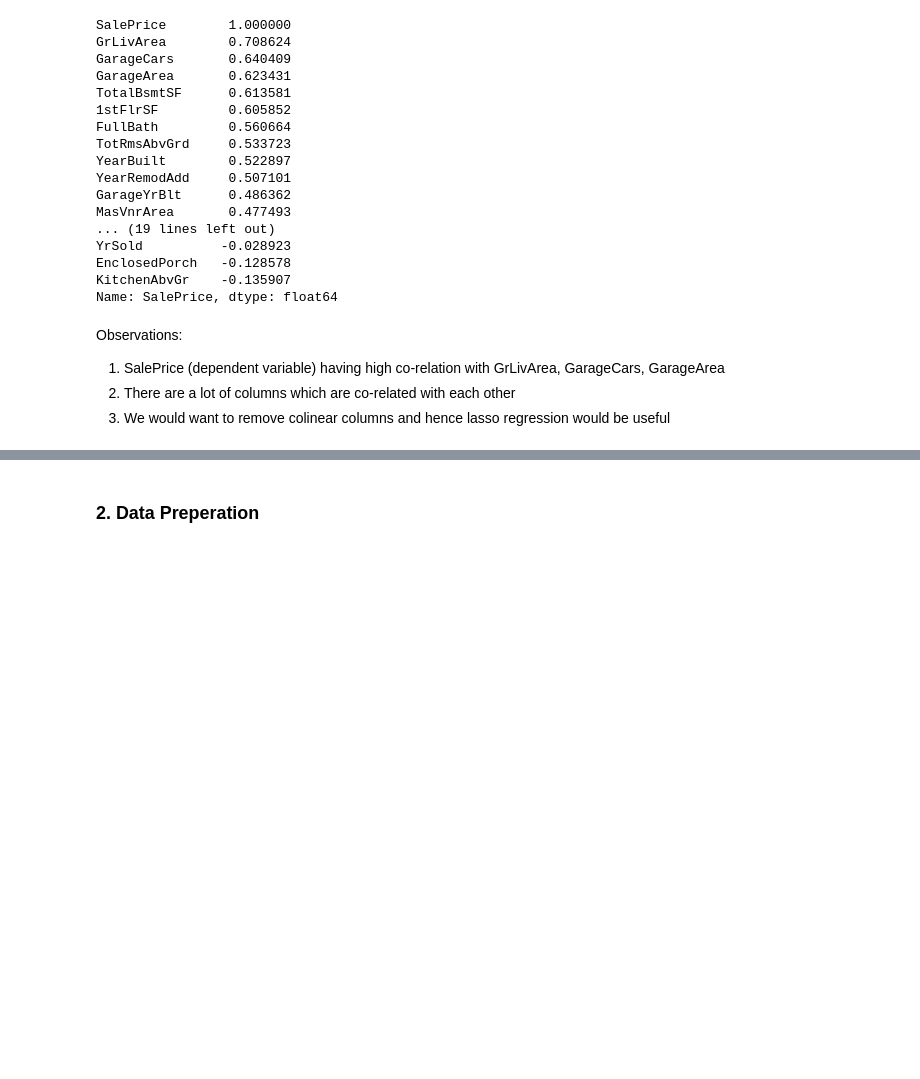
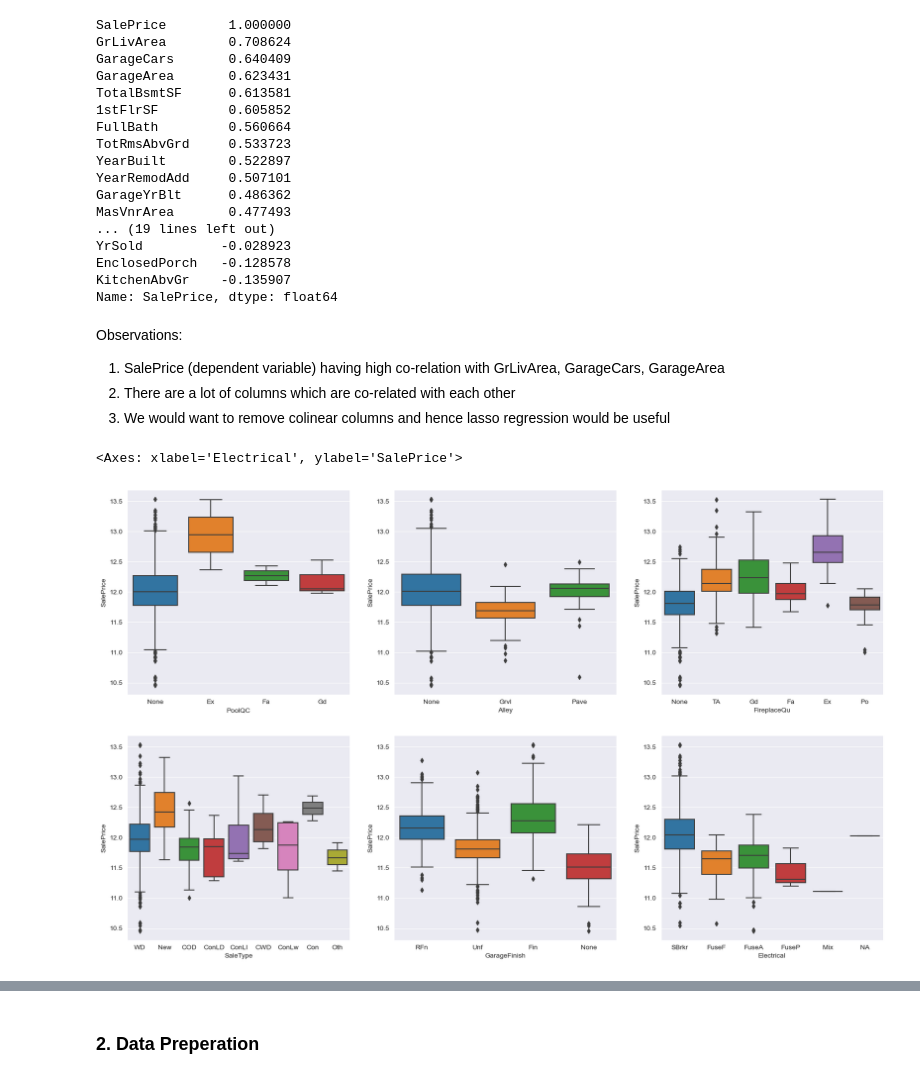
Before and after one commit to vivekbabu/Surprise-Housing, a Jupyter notebook: Surprise-Housing.ipynb, the cells around one changed output, grey strips where cells are left out. Cells and saved outputs as stored; diff of their text form; code cells hidden in the pictures; blank space fills up the shorter version.

```diff
--- a/Surprise-Housing.ipynb
+++ b/Surprise-Housing.ipynb
@@ -543,3 +543,20 @@ Observations:
 1. SalePrice (dependent variable) having high co-relation with GrLivArea, GarageCars, GarageArea
 2. There are a lot of columns which are co-related with each other
 3. We would want to remove colinear columns and hence lasso regression would be useful
+# %%
+plt.figure(figsize=(20, 12))
+plt.subplot(2,3,1)
+sns.boxplot(x = 'PoolQC', y ='SalePrice', data = df)
+plt.subplot(2,3,2)
+sns.boxplot(x = 'Alley', y ='SalePrice', data = df)
+plt.subplot(2,3,3)
+sns.boxplot(x = 'FireplaceQu', y ='SalePrice', data = df)
+plt.subplot(2,3,4)
+sns.boxplot(x = 'SaleType', y ='SalePrice', data = df)
+plt.subplot(2,3,5)
+sns.boxplot(x = 'GarageFinish', y ='SalePrice', data = df)
+plt.subplot(2,3,6)
+sns.boxplot(x = 'Electrical', y ='SalePrice', data = df)
+# %% [output]
+<Axes: xlabel='Electrical', ylabel='SalePrice'>
+[figure, added]
```
Also changed, not shown: parts of 32 cells of this notebook.
